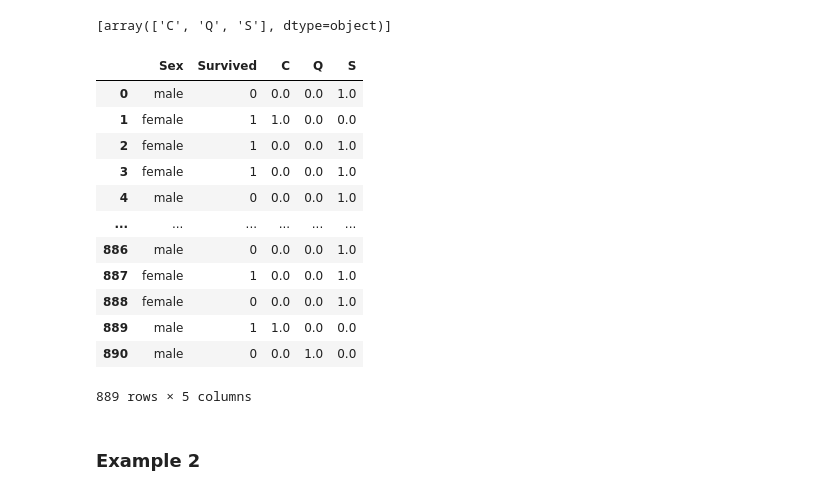
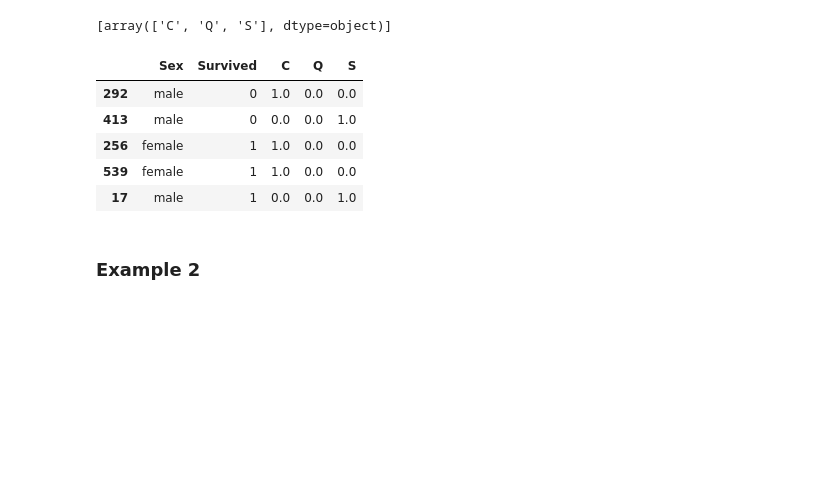
Before and after one commit to RavenWave/Machine_Learning_Algorithms, a Jupyter notebook: D_Help/D_1_Variable_Encodings/D_1_2_OneHotEncoding-Nominal_Encoding.ipynb, the cells around one changed output. Drawn from its saved outputs; the diff is of its cells as text; code cells hidden in the pictures; blank space fills up the shorter version.

```diff
--- a/D_Help/D_1_Variable_Encodings/D_1_2_OneHotEncoding-Nominal_Encoding.ipynb
+++ b/D_Help/D_1_Variable_Encodings/D_1_2_OneHotEncoding-Nominal_Encoding.ipynb
@@ -58,22 +69,15 @@ ohe.categories_
 ohetransform.columns = ohe.categories_[0]
 # %%
 df_final = pd.concat([df, ohetransform], axis='columns').drop(columns=['Embarked'])
-# %%
-df_final
-# %% [output]
-|  | Sex | Survived | C | Q | S |
-| 0 | male | 0 | 0.0 | 0.0 | 1.0 |
-| 1 | female | 1 | 1.0 | 0.0 | 0.0 |
-| 2 | female | 1 | 0.0 | 0.0 | 1.0 |
-| 3 | female | 1 | 0.0 | 0.0 | 1.0 |
-| 4 | male | 0 | 0.0 | 0.0 | 1.0 |
-| ... | ... | ... | ... | ... | ... |
-| 886 | male | 0 | 0.0 | 0.0 | 1.0 |
-| 887 | female | 1 | 0.0 | 0.0 | 1.0 |
-| 888 | female | 0 | 0.0 | 0.0 | 1.0 |
-| 889 | male | 1 | 1.0 | 0.0 | 0.0 |
-| 890 | male | 0 | 0.0 | 1.0 | 0.0 |
-889 rows × 5 columns
+# %%
+df_final.iloc[[291, 412, 255, 538, 17], :]
+# %% [output]
+|  | Sex | Survived | C | Q | S |
+| 292 | male | 0 | 1.0 | 0.0 | 0.0 |
+| 413 | male | 0 | 0.0 | 0.0 | 1.0 |
+| 256 | female | 1 | 1.0 | 0.0 | 0.0 |
+| 539 | female | 1 | 1.0 | 0.0 | 0.0 |
+| 17 | male | 1 | 0.0 | 0.0 | 1.0 |
 # %% [markdown]
 ### Example 2
 # %%
```
Also changed, not shown: parts of 3 cells of this notebook, 2 other files.
